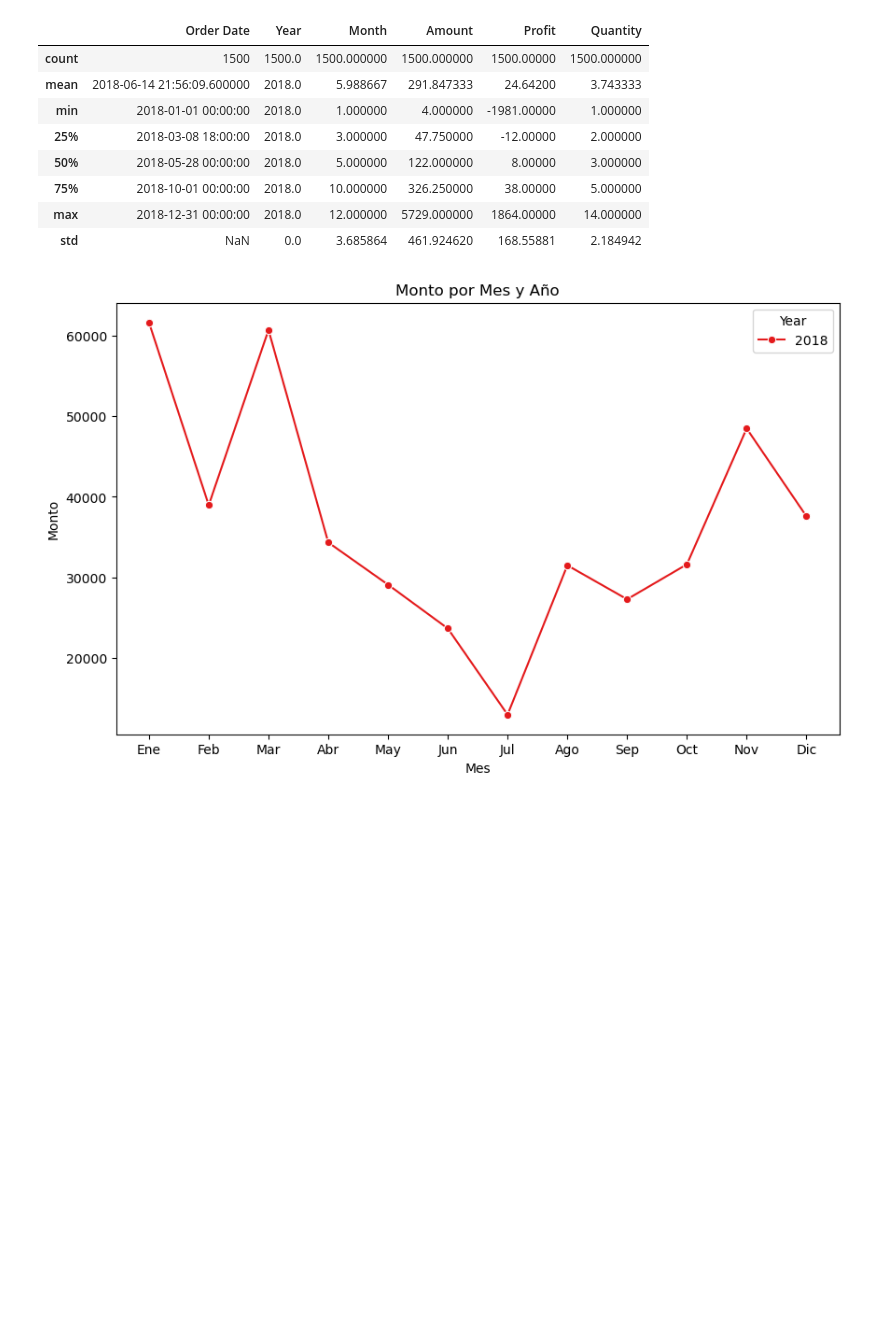
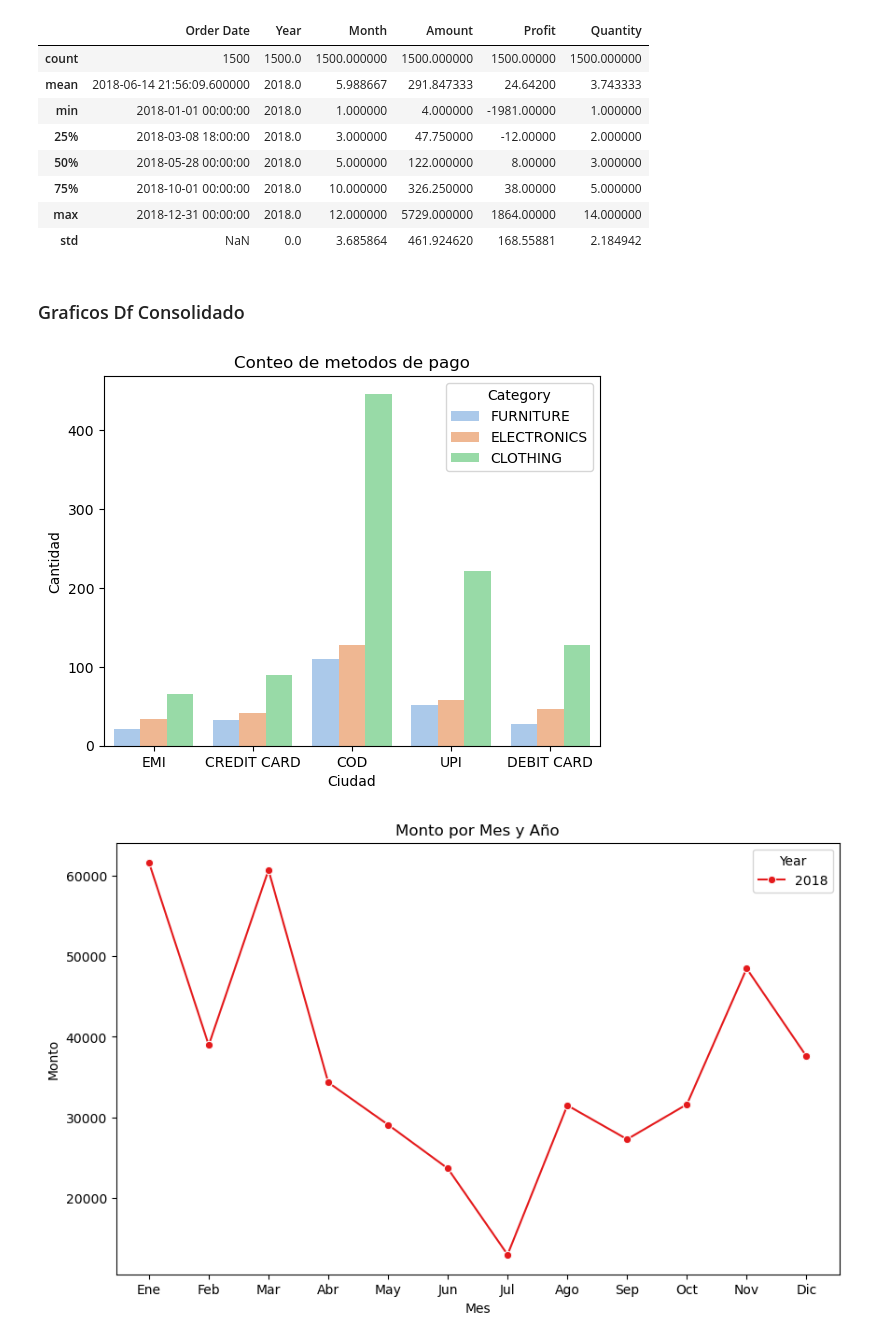
Before and after one commit to maogue94/FPCD, a Jupyter notebook: FUNDAMENTOS_PROGRAMACION/ENCUENTRO_FINAL/Actividad.ipynb, the cells around one changed output. Saved outputs shown, nothing was run; the diff lists cells and outputs as text; code cells hidden in the pictures; blank space fills up the shorter version.

```diff
--- a/FUNDAMENTOS_PROGRAMACION/ENCUENTRO_FINAL/Actividad.ipynb
+++ b/FUNDAMENTOS_PROGRAMACION/ENCUENTRO_FINAL/Actividad.ipynb
@@ -349,6 +359,21 @@ df_consolidado_orders.describe()
 | 75% | 2018-10-01 00:00:00 | 2018.0 | 10.000000 | 326.250000 | 38.00000 | 5.000000 |
 | max | 2018-12-31 00:00:00 | 2018.0 | 12.000000 | 5729.000000 | 1864.00000 | 14.000000 |
 | std | NaN | 0.0 | 3.685864 | 461.924620 | 168.55881 | 2.184942 |
+# %% [markdown]
+### Graficos Df Consolidado
+# %%
+# Crear el gráfico de barras con seaborn
+sns.countplot(x='PaymentMode', data=df_consolidado_orders,palette='pastel', hue='Category')
+
+# Agregar títulos y etiquetas
+plt.title('Conteo de metodos de pago')
+plt.xlabel('Ciudad')
+plt.ylabel('Cantidad')
+
+# Mostrar el gráfico
+plt.show()
+# %% [output]
+[figure, added]
 # %%
 # Agrupar por año y mes y sumar el moonto
 monto_por_mes_año = df_consolidado_orders.groupby(['Year', 'Month'])['Amount'].sum().reset_index(name='Monto total')
```
Also changed, not shown: parts of 6 cells of this notebook.
